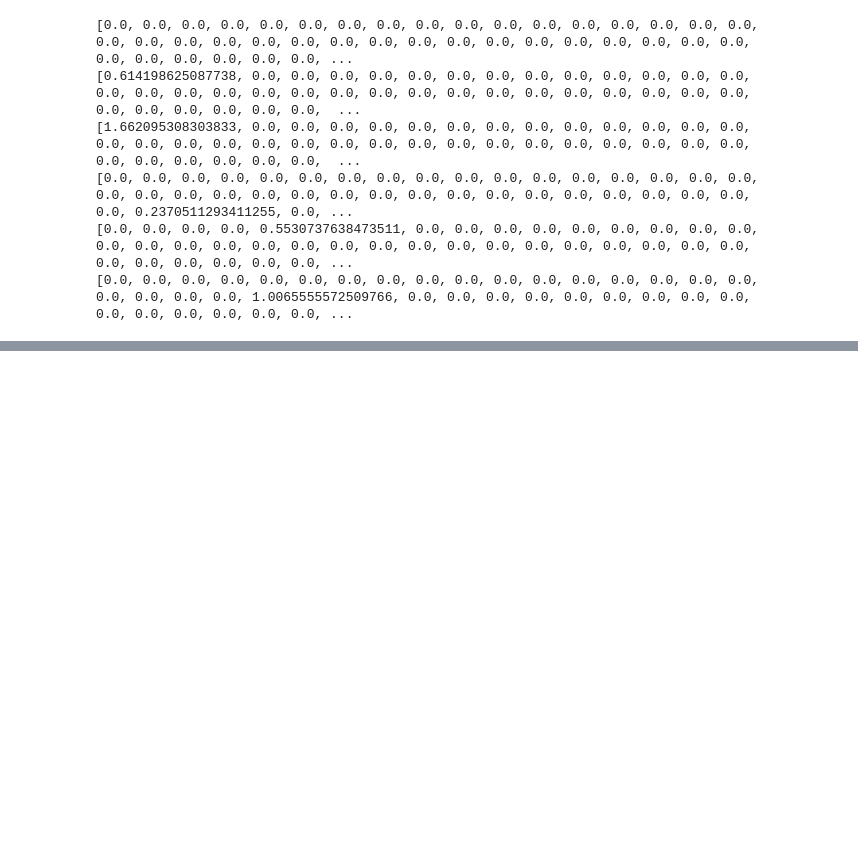
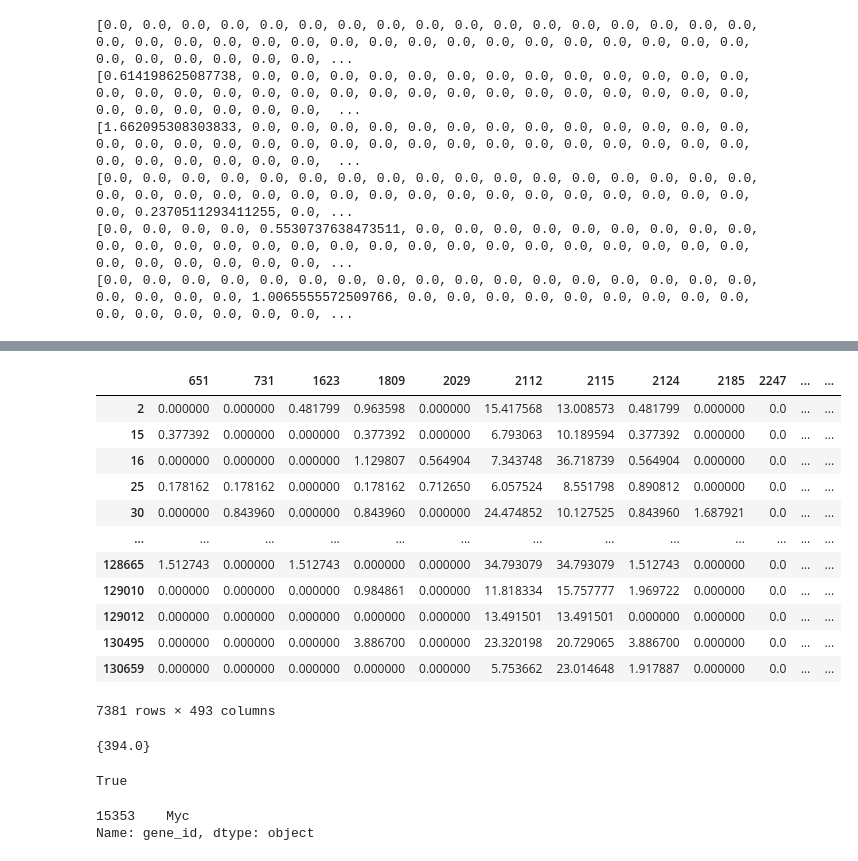
Before and after one commit to juancarlosfdc/sc-causal, a Jupyter notebook: K99/TF_target_cause_effect.ipynb, the cells around one changed output, grey strips where cells are left out. Drawn from its saved outputs; the diff is of its cells as text; code cells hidden in the pictures; blank space fills up the shorter version.

```diff
--- a/K99/TF_target_cause_effect.ipynb
+++ b/K99/TF_target_cause_effect.ipynb
@@ -126,0 +263,16 @@ View of AnnData object with n_obs × n_vars = 7381 × 161
+# %%
+df_clone
+# %% [output]
+|  | 651 | 731 | 1623 | 1809 | 2029 | 2112 | 2115 | 2124 | 2185 | 2247 | ... | ... |
+| 2 | 0.000000 | 0.000000 | 0.481799 | 0.963598 | 0.000000 | 15.417568 | 13.008573 | 0.481799 | 0.000000 | 0.0 | ... | ... |
+| 15 | 0.377392 | 0.000000 | 0.000000 | 0.377392 | 0.000000 | 6.793063 | 10.189594 | 0.377392 | 0.000000 | 0.0 | ... | ... |
+| 16 | 0.000000 | 0.000000 | 0.000000 | 1.129807 | 0.564904 | 7.343748 | 36.718739 | 0.564904 | 0.000000 | 0.0 | ... | ... |
+| 25 | 0.178162 | 0.178162 | 0.000000 | 0.178162 | 0.712650 | 6.057524 | 8.551798 | 0.890812 | 0.000000 | 0.0 | ... | ... |
+| 30 | 0.000000 | 0.843960 | 0.000000 | 0.843960 | 0.000000 | 24.474852 | 10.127525 | 0.843960 | 1.687921 | 0.0 | ... | ... |
+| ... | ... | ... | ... | ... | ... | ... | ... | ... | ... | ... | ... | ... |
+| 128665 | 1.512743 | 0.000000 | 1.512743 | 0.000000 | 0.000000 | 34.793079 | 34.793079 | 1.512743 | 0.000000 | 0.0 | ... | ... |
+| 129010 | 0.000000 | 0.000000 | 0.000000 | 0.984861 | 0.000000 | 11.818334 | 15.757777 | 1.969722 | 0.000000 | 0.0 | ... | ... |
+| 129012 | 0.000000 | 0.000000 | 0.000000 | 0.000000 | 0.000000 | 13.491501 | 13.491501 | 0.000000 | 0.000000 | 0.0 | ... | ... |
+| 130495 | 0.000000 | 0.000000 | 0.000000 | 3.886700 | 0.000000 | 23.320198 | 20.729065 | 3.886700 | 0.000000 | 0.0 | ... | ... |
+| 130659 | 0.000000 | 0.000000 | 0.000000 | 0.000000 | 0.000000 | 5.753662 | 23.014648 | 1.917887 | 0.000000 | 0.0 | ... | ... |
+7381 rows × 493 columns
@@ -126,0 +283,13 @@ View of AnnData object with n_obs × n_vars = 7381 × 161
+# %%
+set(single_clone.obs.clone_idx).difference({})
+# %% [output]
+{394.0}
+# %%
+"Myc" in df.var.gene_id.tolist()
+# %% [output]
+True
+# %%
+df.var.gene_id[df.var.gene_id == 'Myc']
+# %% [output]
+15353    Myc
+Name: gene_id, dtype: object
```
Also changed, not shown: parts of 66 cells of this notebook.
